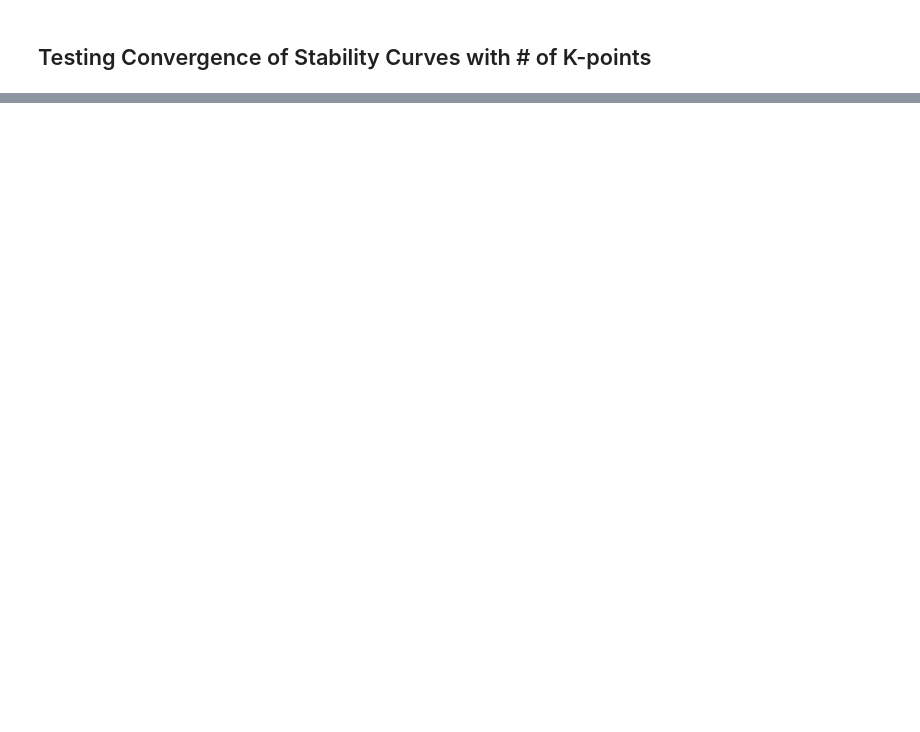
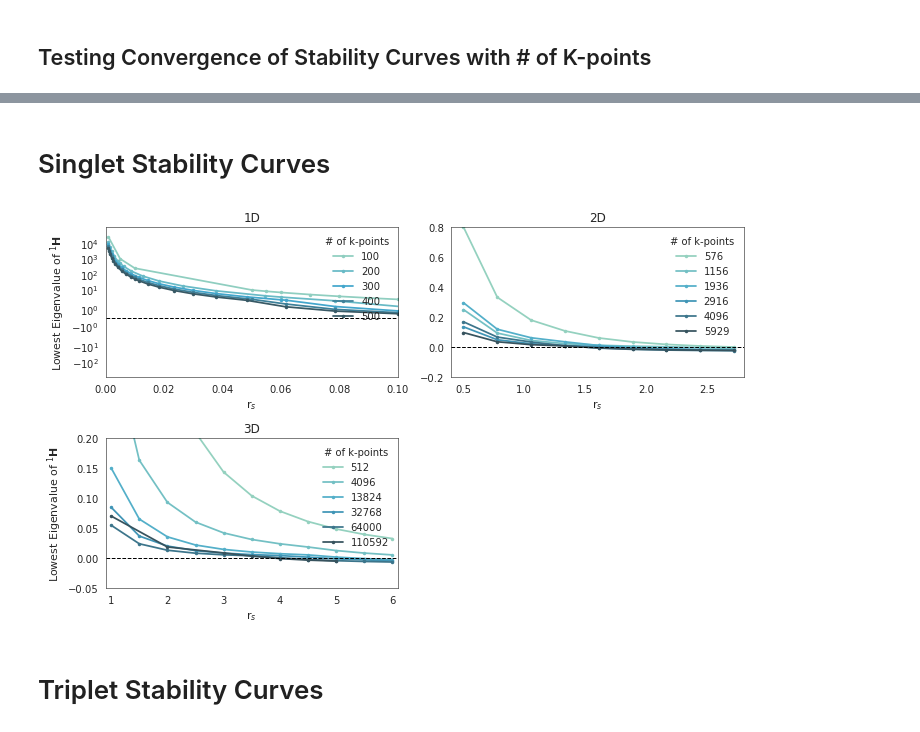
Before and after one commit to ecurtin2/HF-Stability, a Jupyter notebook: analysis/notebook.ipynb, the cells around one changed output, grey strips where cells are left out. Saved outputs shown, nothing was run; the diff lists cells and outputs as text; code cells hidden in the pictures; blank space fills up the shorter version.

```diff
--- a/analysis/notebook.ipynb
+++ b/analysis/notebook.ipynb
@@ -428,2 +244,58 @@ NDIM
 dtype: float64
+# %% [markdown]
+# Singlet Stability Curves
+# %%
+fig, axes = plt.subplots(ncols=2, nrows=2, figsize=(10, 6))
+subset = (df
+          .query('NDIM != 1 or Nk >= 100') # drop low Nk 1D calcs
+         )
+
+xlims = ((0, 0.1), (0.4, 2.8), (0.9, 6.1))
+ylims = ((-10**3, 10**5), (-0.2, 0.8), (-0.05, 0.2))
+
+
+for xlim, ylim, ax, (ndim, subset) in zip(xlims, ylims, axes.reshape(-1), subset.groupby('NDIM')):
+    Nkgroups = subset.groupby('Nk')
+    cp = reversed(sns.color_palette("GnBu_d", len(Nkgroups)))
+
+    temp = subset[['rs', 'singlet_instability', 'Nkpoints']].pivot(index='rs', columns='Nkpoints')
+    temp = temp.reset_index()
+    temp = temp.rename(columns={'singlet_instability': 'eval'})
+
+    s = temp.to_csv(na_rep="    'NaN'   ", index=False, float_format='%12.5f')
+    lines = s.split('\n')[1:]
+    header = ','.join(['{:^12}'.format('rs')]  + ['{:^12}'.format('Nk='+s) for s in lines[0].split(',')[1:]])
+    lines[0] = header
+    s = '\n'.join(lines)
+    fname = 'singlet_instability_vs_rs_{}d.csv'.format(ndim)
+    with open(fname, 'w') as f:
+        f.write(s)
+
+
+    for color, (Nk, subsubset) in zip(cp, Nkgroups):
+        x = subsubset['rs']
+        y = subsubset['singlet_instability']
+        x, y = zip(*sorted([tup for tup in zip(x, y)], key=lambda tup: tup[0]))
+        ax.plot(x, y, '.-', c=color, label=Nk**ndim)
+
+    ax.plot(np.linspace(*xlim, 10**3), np.zeros(10**3), 'k--', linewidth=1)
+    ax.set_xlim(xlim)
+    ax.set_ylim(ylim)
+    ax.set_xlabel('r$_s$')
+    ax.set_title(str(ndim) + 'D')
+    ax.legend(title='# of k-points')
+
+axes[0,0].set_yscale('symlog')
+axes[0,0].set_yticks([-10**2, -1, -10**1, 1, 10**1, 10**2, 10**3, 10**4])
+axes[0,0].set_ylabel('Lowest Eigenvalue of ${}^1\mathbf{H}$')
+axes[1,0].set_ylabel('Lowest Eigenvalue of ${}^1\mathbf{H}$')
+
+
+axes[1, 1].remove()
+plt.tight_layout()
+savefig('singlet-stability-convergence.eps')
+# %% [output]
+[figure, added]
+# %% [markdown]
+# Triplet Stability Curves
 # %%
```
Also changed, not shown: parts of 17 cells of this notebook, 10 other files.
